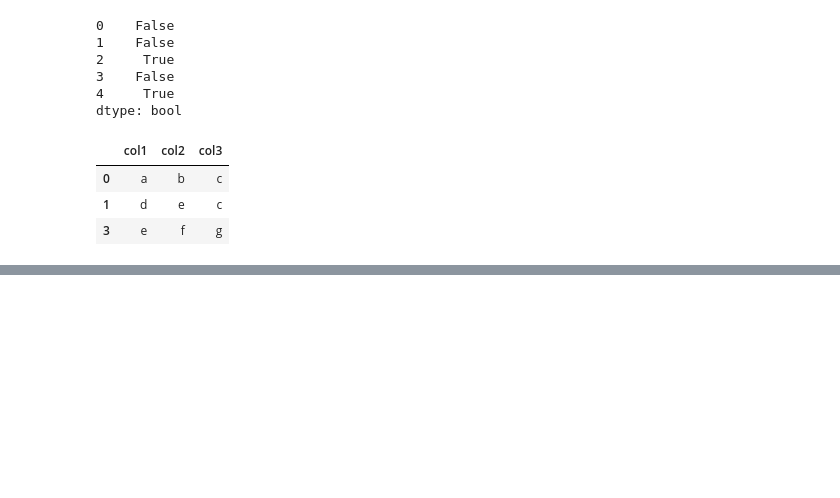
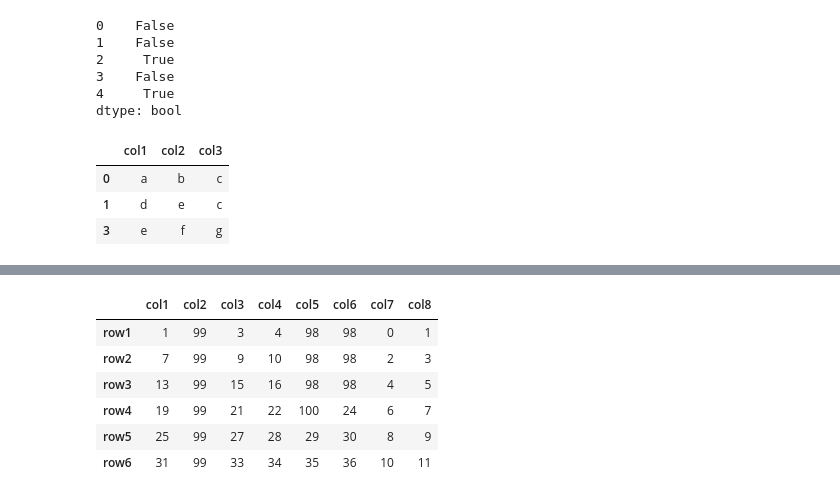
Before and after one commit to afshinnn/Python_Samples, a Jupyter notebook: Data_Munging/Data_Munging.ipynb, the cells around one changed output, grey strips where cells are left out. Saved outputs shown, nothing was run; the diff lists cells and outputs as text; code cells hidden in the pictures; blank space fills up the shorter version.

```diff
--- a/Data_Munging/Data_Munging.ipynb
+++ b/Data_Munging/Data_Munging.ipynb
@@ -451,0 +496,11 @@ df_duplicate.drop_duplicates(['col1', 'col3'])
+# %%
+# concatinate on columns
+pd.concat([df1, df2], axis=1)
+# %% [output]
+|  | col1 | col2 | col3 | col4 | col5 | col6 | col7 | col8 |
+| row1 | 1 | 99 | 3 | 4 | 98 | 98 | 0 | 1 |
+| row2 | 7 | 99 | 9 | 10 | 98 | 98 | 2 | 3 |
+| row3 | 13 | 99 | 15 | 16 | 98 | 98 | 4 | 5 |
+| row4 | 19 | 99 | 21 | 22 | 100 | 24 | 6 | 7 |
+| row5 | 25 | 99 | 27 | 28 | 29 | 30 | 8 | 9 |
+| row6 | 31 | 99 | 33 | 34 | 35 | 36 | 10 | 11 |
```
Also changed, not shown: parts of 15 cells of this notebook.
